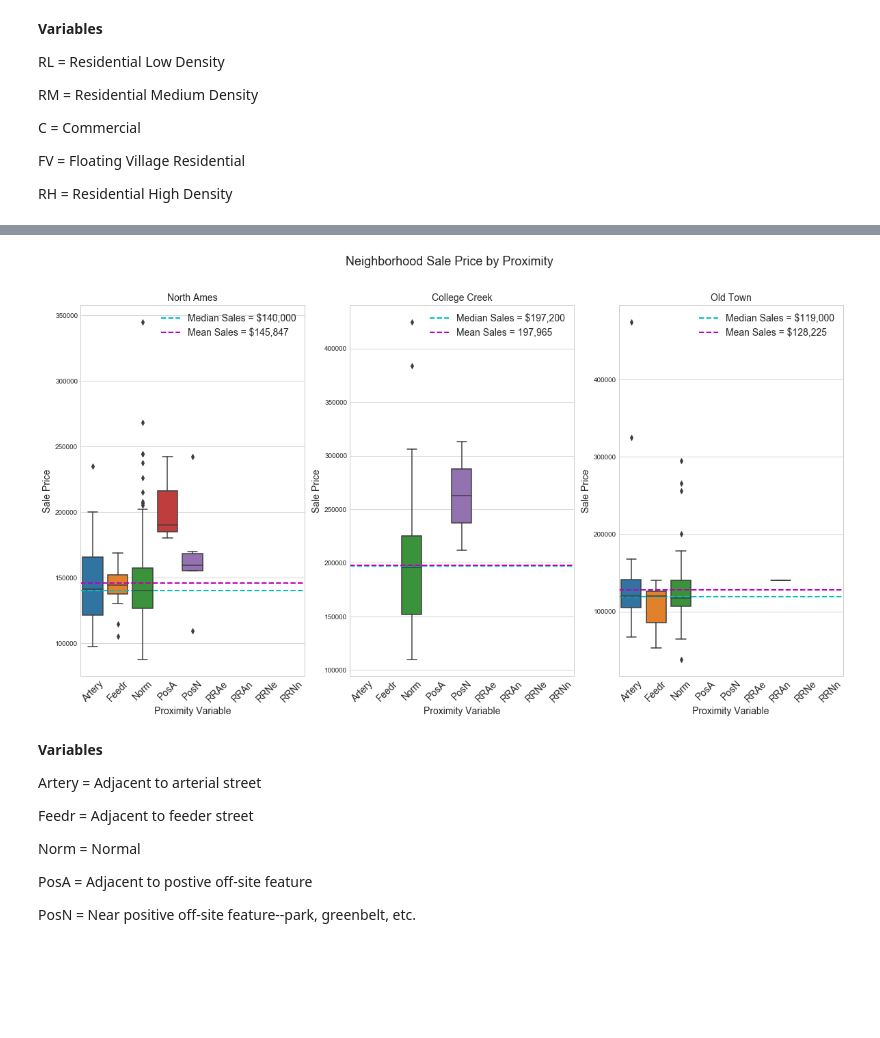
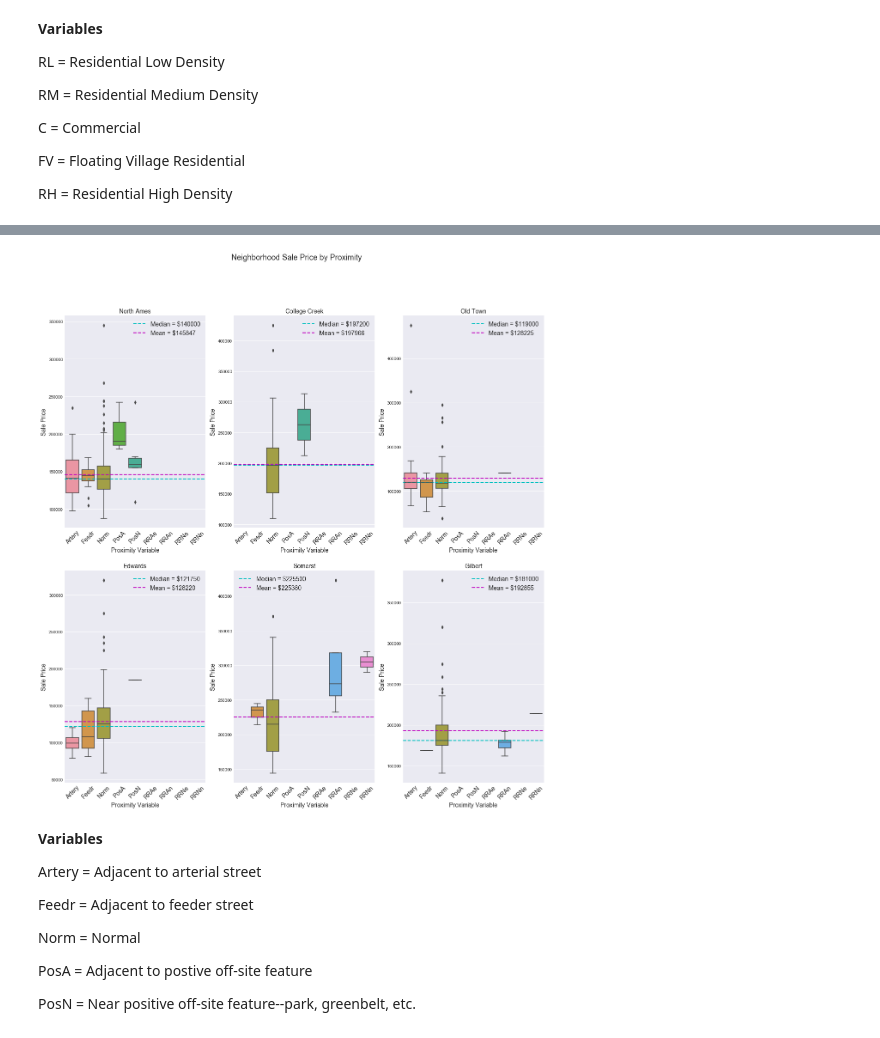
Before and after one commit to brianmcguckin/thinkful_unit_01_capstone, a Jupyter notebook: unit_01_capstone.ipynb, the cells around one changed output, grey strips where cells are left out. Drawn from its saved outputs; the diff is of its cells as text; code cells hidden in the pictures; blank space fills up the shorter version.

```diff
--- a/unit_01_capstone.ipynb
+++ b/unit_01_capstone.ipynb
@@ -33,2 +54,6 @@ Median sale price for all properties: 163000.0
+# %%
+#set plot style
+sns.set_style('darkgrid')
+sns.set_palette('deep')
 # %%
 #histogram of all sales prices
@@ -209,7 +267,6 @@ subprime = 181304.74820880246
 # %%
 #sales price by zoning
-sns.set_style('whitegrid')
-plt.figure(figsize=(20,12))
+plt.figure(figsize=(20,10))
 
 order = sorted(train.MSZoning.unique())
 
@@ -274,62 +334,94 @@ neighborhood_counts.head(3)
 # %%
-#sales price by proximity for largest 3 neighborhoods
+#sales price by proximity for largest 6 neighborhoods
 
 NAmes = train.loc[lambda df: train['Neighborhood']=='NAmes']
-#print(NAmes.SalePrice.median())
-#print(NAmes.SalePrice.mean())
+CollgCr = train.loc[lambda df: train['Neighborhood']=='CollgCr']
+OldTown = train.loc[lambda df: train['Neighborhood']=='OldTown']
+Edwards = train.loc[lambda df: train['Neighborhood']=='Edwards']
+Somerst = train.loc[lambda df: train['Neighborhood']=='Somerst']
+Gilbert = train.loc[lambda df: train['Neighborhood']=='Gilbert']
 
-CollgCr = train.loc[lambda df: train['Neighborhood']=='CollgCr']
-#print(CollgCr.SalePrice.median())
-#print(CollgCr.SalePrice.mean())
-
-OldTown = train.loc[lambda df: train['Neighborhood']=='OldTown']
-#print(OldTown.SalePrice.median())
-#print(OldTown.SalePrice.mean())
-
+plt.figure(figsize=(20,20))
+plt.suptitle('Neighborhood Sale Price by Proximity', size=18)
 order = sorted(train.Condition1.unique())
 
-plt.figure(figsize=(20,10))
-plt.suptitle('Neighborhood Sale Price by Proximity', size=18)
-
-plt.subplot(1,3,1)
+plt.subplot(2,3,1)
 sns.boxplot(x='Condition1', y='SalePrice', data=NAmes, order=order)
 plt.axhline(NAmes.SalePrice.median(), color='c', linestyle='dashed',
-            linewidth=2, label='Median Sales = $140,000')
+            linewidth=2,
+            label='Median = ${}'.format(round(NAmes.SalePrice.median())))
 plt.axhline(NAmes.SalePrice.mean(), color='m', linestyle='dashed',
-            linewidth=2, label='Mean Sales = $145,847')
+            linewidth=2,
+            label='Mean = ${}'.format(round(NAmes.SalePrice.mean())))
 plt.xticks(size=14, rotation=45)
 plt.xlabel('Proximity Variable', size=14)
 plt.ylabel('Sale Price', size=14)
 plt.title('North Ames', size=14)
 plt.legend(prop={'size':14})
 
-plt.subplot(1,3,2)
+plt.subplot(2,3,2)
 sns.boxplot(x='Condition1', y='SalePrice', data=CollgCr, order=order)
 plt.axhline(CollgCr.SalePrice.median(), color='c', linestyle='dashed',
-            linewidth=2, label='Median Sales = $197,200')
+            linewidth=2, label='Median = ${}'.format(round(CollgCr.SalePrice.median())))
 plt.axhline(CollgCr.SalePrice.mean(), color='m', linestyle='dashed',
-            linewidth=2, label='Mean Sales = 197,965')
+            linewidth=2, label='Mean = ${}'.format(round(CollgCr.SalePrice.mean())))
 plt.xticks(size=14, rotation=45)
 plt.xlabel('Proximity Variable', size = 14)
 plt.ylabel('Sale Price', size = 14)
 plt.title('College Creek', size = 14)
 plt.legend(prop={'size':14})
 
-plt.subplot(1,3,3)
+plt.subplot(2,3,3)
 sns.boxplot(x='Condition1', y='SalePrice', data=OldTown, order=order)
 plt.axhline(OldTown.SalePrice.median(), color='c', linestyle='dashed',
-            linewidth=2, label='Median Sales = $119,000')
+            linewidth=2, label='Median = ${}'.format(round(OldTown.SalePrice.median())))
 plt.axhline(OldTown.SalePrice.mean(), color='m', linestyle='dashed',
-            linewidth=2, label='Mean Sales = $128,225')
+            linewidth=2, label='Mean = ${}'.format(round(OldTown.SalePrice.mean())))
 plt.xticks(size=14, rotation=45)
 plt.xlabel('Proximity Variable', size=14)
 plt.ylabel('Sale Price', size=14)
 plt.title('Old Town', size=14)
 plt.legend(prop={'size':14})
 
+plt.subplot(2,3,4)
+sns.boxplot(x='Condition1', y='SalePrice', data=Edwards, order=order)
+plt.axhline(Edwards.SalePrice.median(), color='c', linestyle='dashed',
+            linewidth=2, label='Median = ${}'.format(round(Edwards.SalePrice.median())))
+plt.axhline(Edwards.SalePrice.mean(), color='m', linestyle='dashed',
+            linewidth=2, label='Mean = ${}'.format(round(Edwards.SalePrice.mean())))
+plt.xticks(size=14, rotation=45)
+plt.xlabel('Proximity Variable', size=14)
+plt.ylabel('Sale Price', size=14)
+plt.title('Edwards', size=14)
+plt.legend(prop={'size':14})
+
+plt.subplot(2,3,5)
+sns.boxplot(x='Condition1', y='SalePrice', data=Somerst, order=order)
+plt.axhline(Somerst.SalePrice.median(), color='c', linestyle='dashed',
+            linewidth=2, label='Median = ${}'.format(round(Somerst.SalePrice.median())))
+plt.axhline(Somerst.SalePrice.mean(), color='m', linestyle='dashed',
+            linewidth=2, label='Mean = ${}'.format(round(Somerst.SalePrice.mean())))
+plt.xticks(size=14, rotation=45)
+plt.xlabel('Proximity Variable', size=14)
+plt.ylabel('Sale Price', size=14)
+plt.title('Somerst', size=14)
+plt.legend(prop={'size':14})
+
+plt.subplot(2,3,6)
+sns.boxplot(x='Condition1', y='SalePrice', data=Gilbert, order=order)
+plt.axhline(Gilbert.SalePrice.median(), color='c', linestyle='dashed',
+            linewidth=2, label='Median = ${}'.format(round(Gilbert.SalePrice.median())))
+plt.axhline(Gilbert.SalePrice.mean(), color='m', linestyle='dashed',
+            linewidth=2, label='Mean = ${}'.format(round(Gilbert.SalePrice.mean())))
+plt.xticks(size=14, rotation=45)
+plt.xlabel('Proximity Variable', size=14)
+plt.ylabel('Sale Price', size=14)
+plt.title('Gilbert', size=14)
+plt.legend(prop={'size':14})
+
 plt.show()
 # %% [output]
-[figure, old version]
+[figure, new version]
 # %% [markdown]
 __Variables__
 
```
Also changed, not shown: parts of 26 cells of this notebook.
